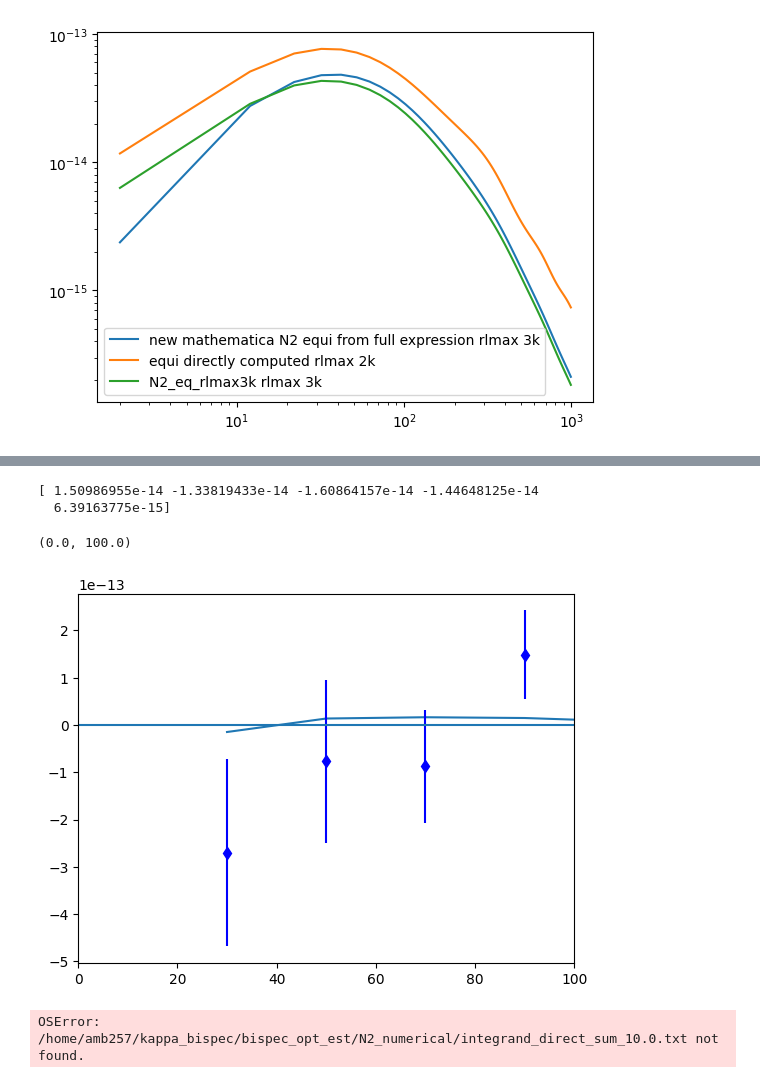
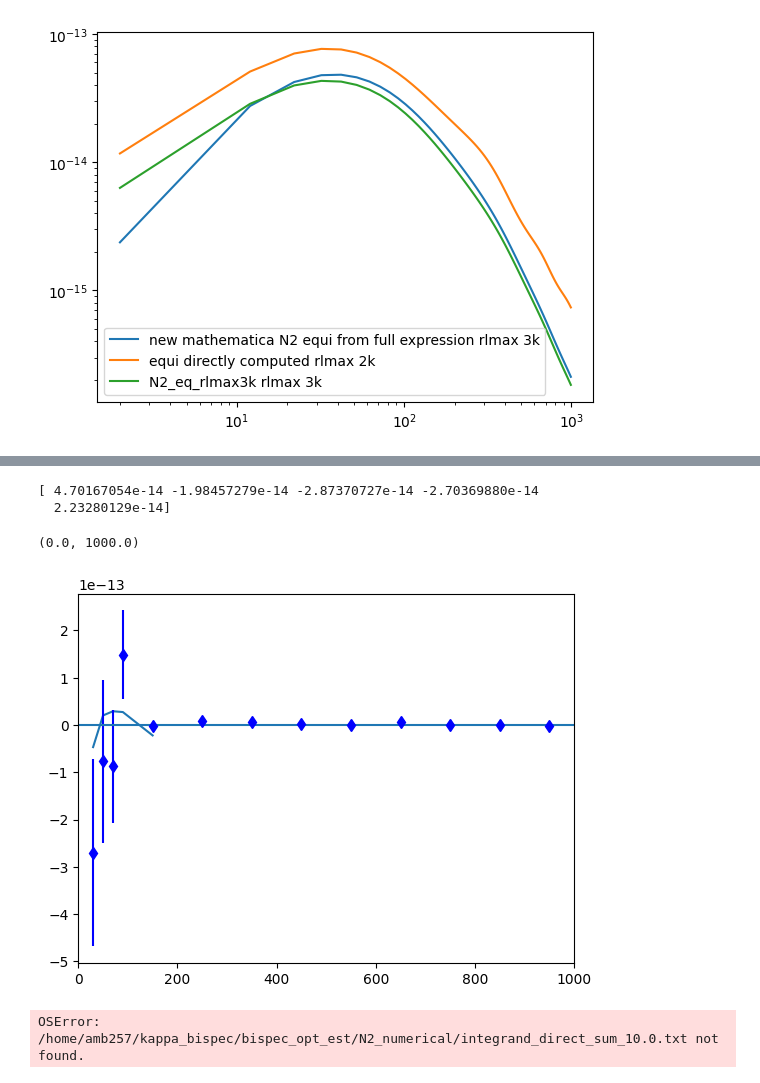
Before and after one commit to aleksandrbowkis/bispec_opt_est, a Jupyter notebook: N2_numerical/N2_tests.ipynb, the cells around one changed output, grey strips where cells are left out. Saved outputs shown, nothing was run; the diff lists cells and outputs as text; code cells hidden in the pictures.

```diff
--- a/N2_numerical/N2_tests.ipynb
+++ b/N2_numerical/N2_tests.ipynb
@@ -194,15 +194,15 @@ plt.legend()
 # %%
 bin_mid, binning_test = np.load('/home/amb257/kappa_bispec/bispec_opt_est/N2_numerical/Binning_effects/outputs/binned_equilateral.npy')
 print(binning_test)
 plt.plot(bin_mid, -1* binning_test)
 plt.errorbar(L_opt_equi, opt_est_equi, yerr = err_equi, fmt='bd', label = 'optimal estimator folded configuration')
 plt.hlines(0, 0, 1000)
-plt.xlim(0,100)
+plt.xlim(0,1000)
 # %% [output]
-[ 1.50986955e-14 -1.33819433e-14 -1.60864157e-14 -1.44648125e-14
-  6.39163775e-15]
+[ 4.70167054e-14 -1.98457279e-14 -2.87370727e-14 -2.70369880e-14
+  2.23280129e-14]
-(0.0, 100.0)
+(0.0, 1000.0)
-[figure, old version]
+[figure, new version]
 # %%
 # Load in the integrand used for the direct sum calculation
 ell, integrand = np.loadtxt('/home/amb257/kappa_bispec/bispec_opt_est/N2_numerical/integrand_direct_sum_10.0.txt')
```
Also changed, not shown: parts of 2 cells of this notebook, 6 other files.
